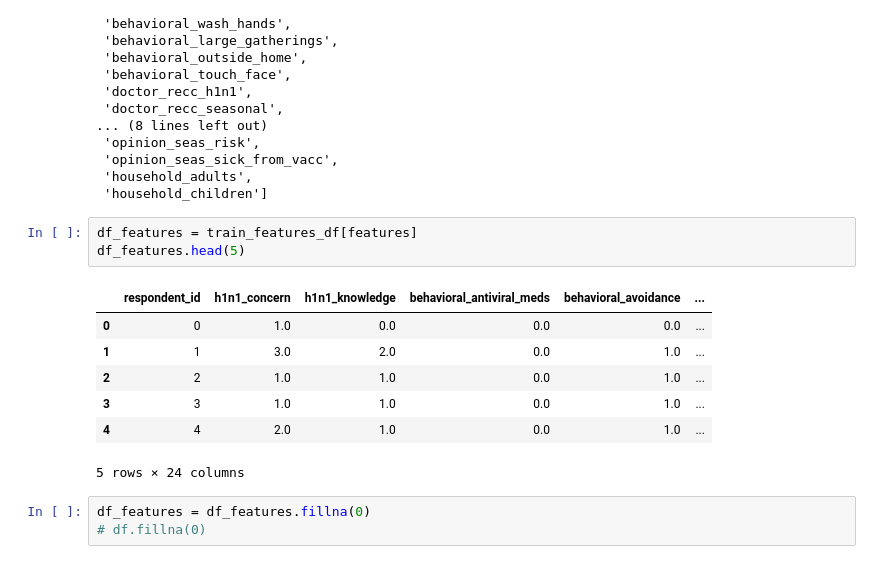
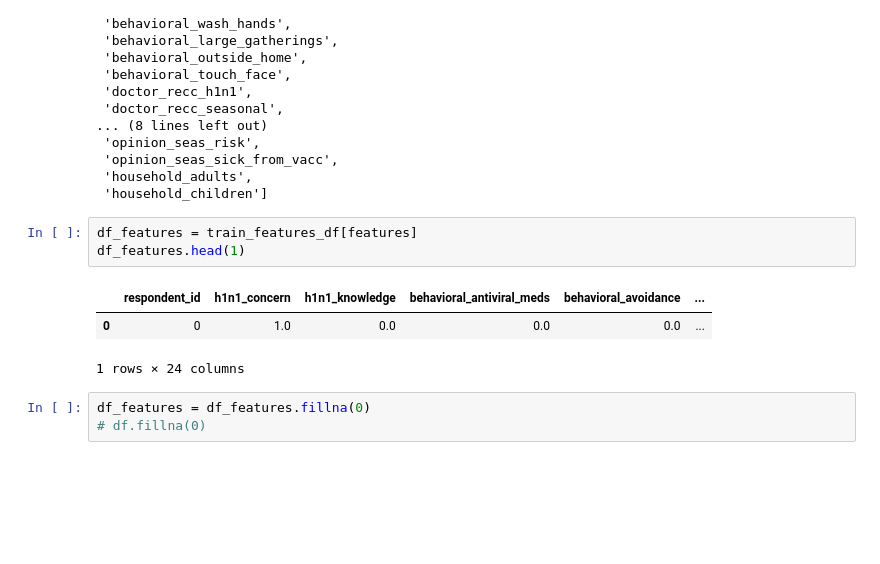
Before and after one commit to macapagithub/exaple-unsupervised-learning, a Jupyter notebook: test.ipynb, the cells around one changed output. Cells and saved outputs as stored; diff of their text form; blank space fills up the shorter version.

```diff
--- a/test.ipynb
+++ b/test.ipynb
@@ -74,15 +74,11 @@ features
  'household_children']
 # %%
 df_features = train_features_df[features]
-df_features.head(5)
+df_features.head(1)
 # %% [output]
 |  | respondent_id | h1n1_concern | h1n1_knowledge | behavioral_antiviral_meds | behavioral_avoidance | ... |
 | 0 | 0 | 1.0 | 0.0 | 0.0 | 0.0 | ... |
-| 1 | 1 | 3.0 | 2.0 | 0.0 | 1.0 | ... |
-| 2 | 2 | 1.0 | 1.0 | 0.0 | 1.0 | ... |
-| 3 | 3 | 1.0 | 1.0 | 0.0 | 1.0 | ... |
-| 4 | 4 | 2.0 | 1.0 | 0.0 | 1.0 | ... |
-5 rows × 24 columns
+1 rows × 24 columns
 # %%
 df_features = df_features.fillna(0)
 # df.fillna(0)
```
Also changed, not shown: parts of 8 cells of this notebook.
